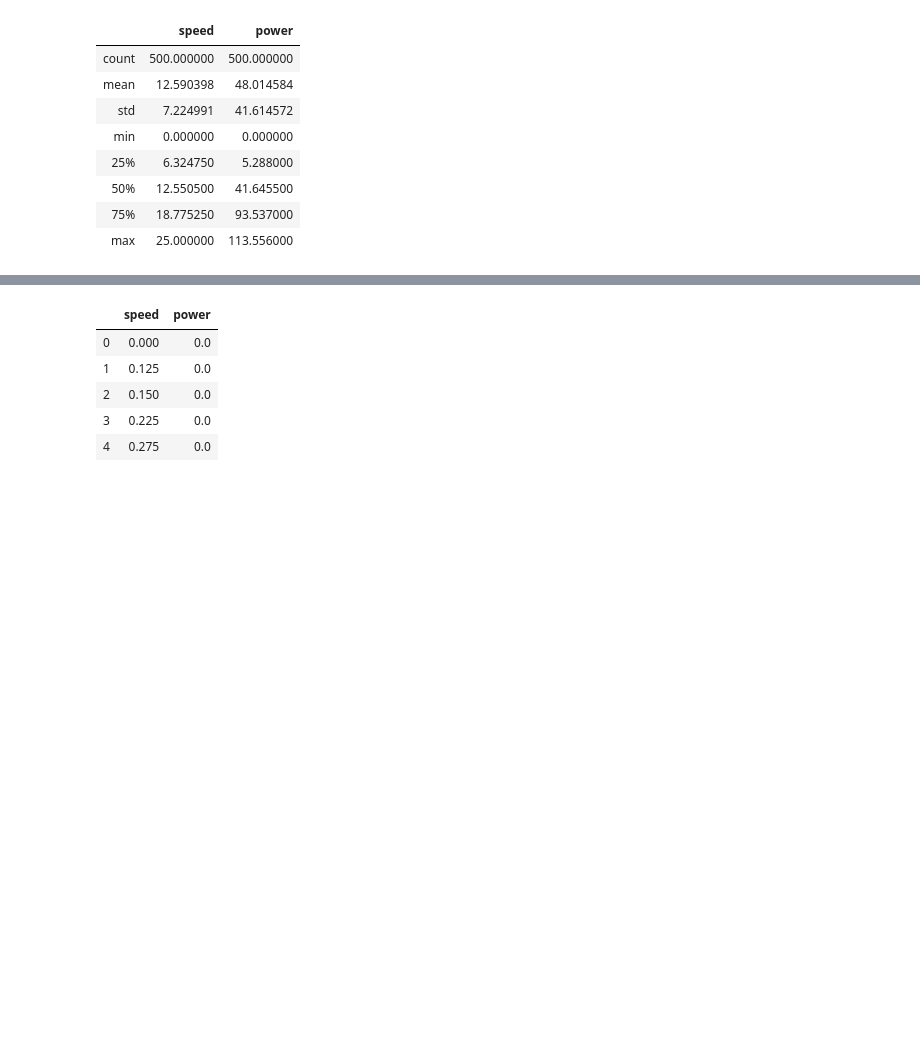
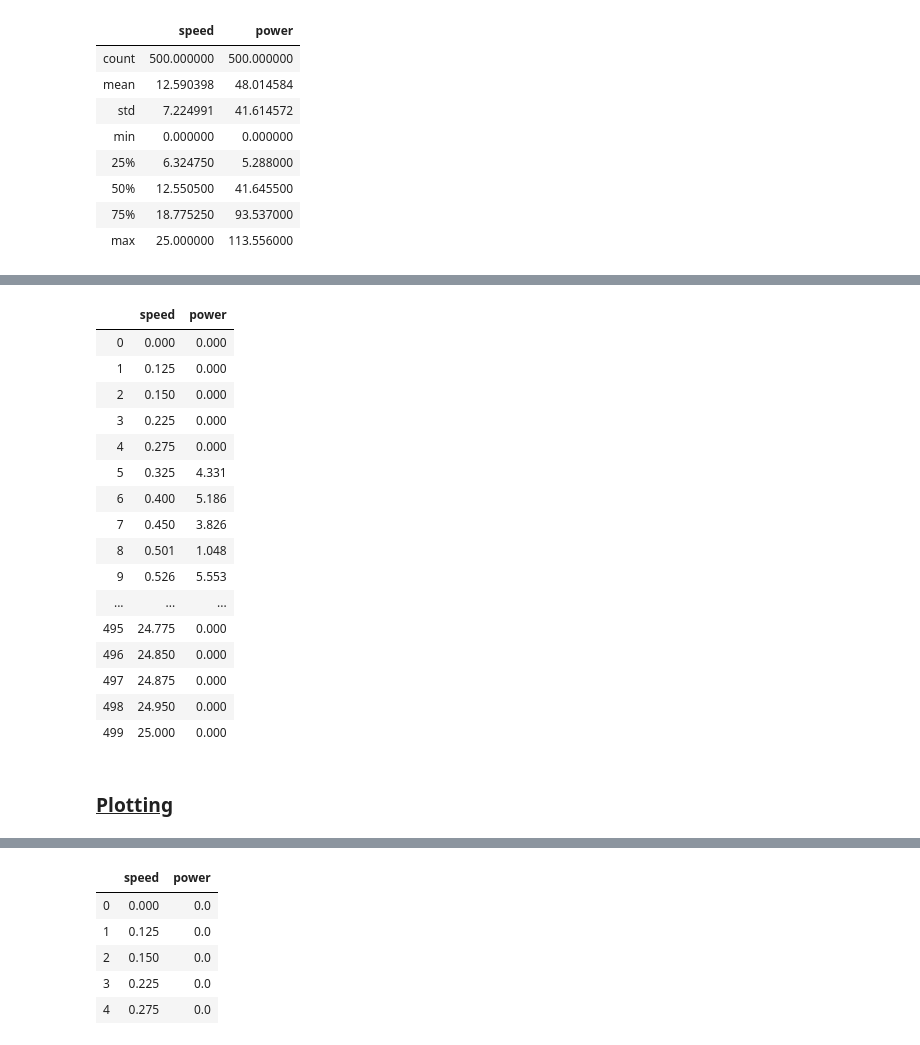
Before and after one commit to shaner1/FunDA_Project_2020, a Jupyter notebook: FunDA_Project_2020.ipynb, the cells around one changed output, grey strips where cells are left out. Cells and saved outputs as stored; diff of their text form; code cells hidden in the pictures; blank space fills up the shorter version.

```diff
--- a/FunDA_Project_2020.ipynb
+++ b/FunDA_Project_2020.ipynb
@@ -71,0 +93,7 @@ df.iloc[245:255,:]
+# %%
+# Check for issues in the file by comparing the head and tail
+def ends(df, x=5):
+    return df.head(x).append(df.tail(x))
+ends(df)
+
+# https://stackoverflow.com/questions/42504984/python-pandas-select-both-head-and-tail
@@ -131,0 +142,23 @@ Name: power, dtype: bool
+# %%
+# Lets increase the range of head() & tail() to when there is an increase and decrease in power output
+ends(df,20)
+# %% [output]
+|  | speed | power |
+| 0 | 0.000 | 0.000 |
+| 1 | 0.125 | 0.000 |
+| 2 | 0.150 | 0.000 |
+| 3 | 0.225 | 0.000 |
+| 4 | 0.275 | 0.000 |
+| 5 | 0.325 | 4.331 |
+| 6 | 0.400 | 5.186 |
+| 7 | 0.450 | 3.826 |
+| 8 | 0.501 | 1.048 |
+| 9 | 0.526 | 5.553 |
+| ... | ... | ... |
+| 495 | 24.775 | 0.000 |
+| 496 | 24.850 | 0.000 |
+| 497 | 24.875 | 0.000 |
+| 498 | 24.950 | 0.000 |
+| 499 | 25.000 | 0.000 |
+# %% [markdown]
+### <u>Plotting<u>
```
Also changed, not shown: parts of 72 cells of this notebook.
